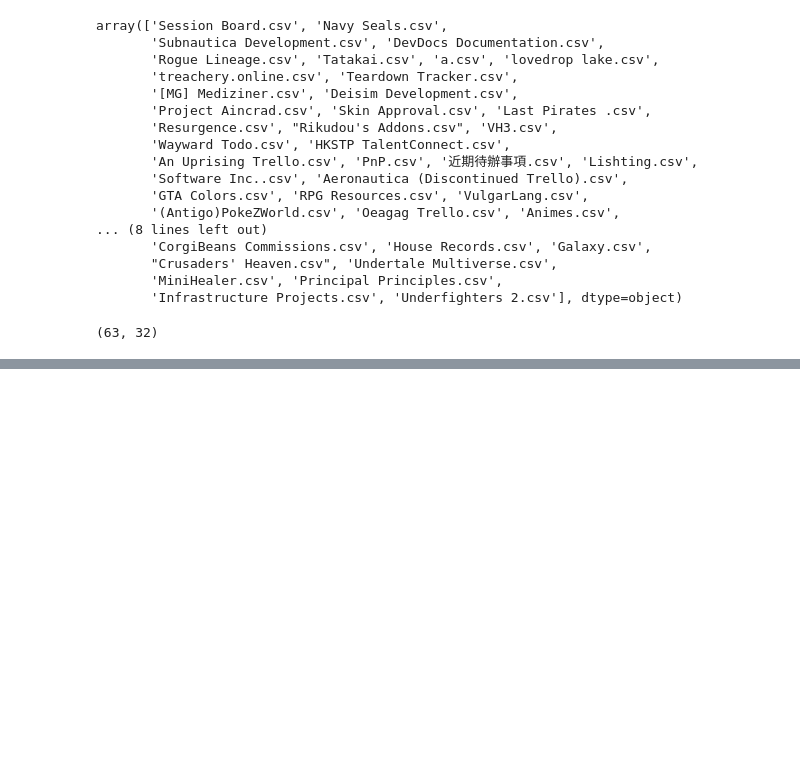
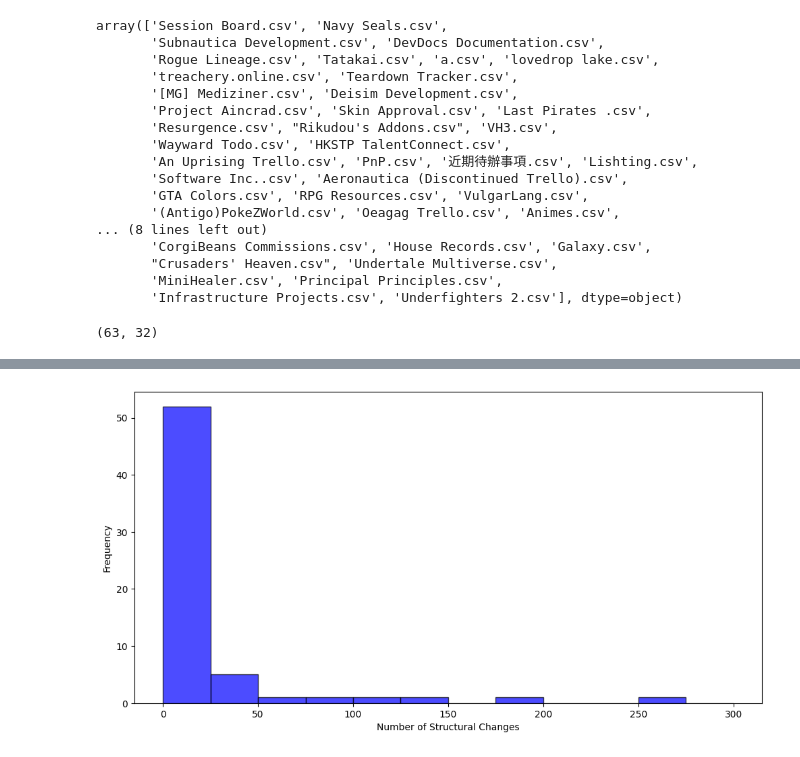
Before and after one commit to isa-group/board-mining, a Jupyter notebook: analysis.ipynb, the cells around one changed output, grey strips where cells are left out. Saved outputs shown, nothing was run; the diff lists cells and outputs as text; code cells hidden in the pictures; blank space fills up the shorter version.

```diff
--- a/analysis.ipynb
+++ b/analysis.ipynb
@@ -155,0 +211,13 @@ The rest of the analysis is performed in the Excel file itself. In particular, t
+# %%
+# Step 3: Plot the histogram
+redesigns_description["count"].plot(kind='hist', bins=[0, 25, 50,75,  100,125, 150,175, 200,225, 250,275, 300], alpha=0.7, color='blue', edgecolor='black', figsize=(12, 6))
+
+# Step 4: Customize the plot (optional)
+#plt.title('Histogram of Number of Structural Changes per Board')
+plt.xlabel('Number of Structural Changes')
+plt.ylabel('Frequency')
+
+# Show the plot
+plt.show()
+# %% [output]
+[figure, added]
```
Also changed, not shown: parts of 19 cells of this notebook, 1 other file.
